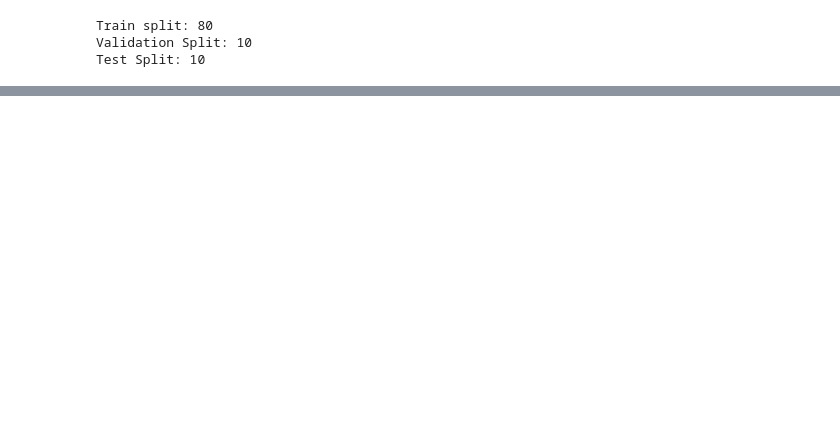
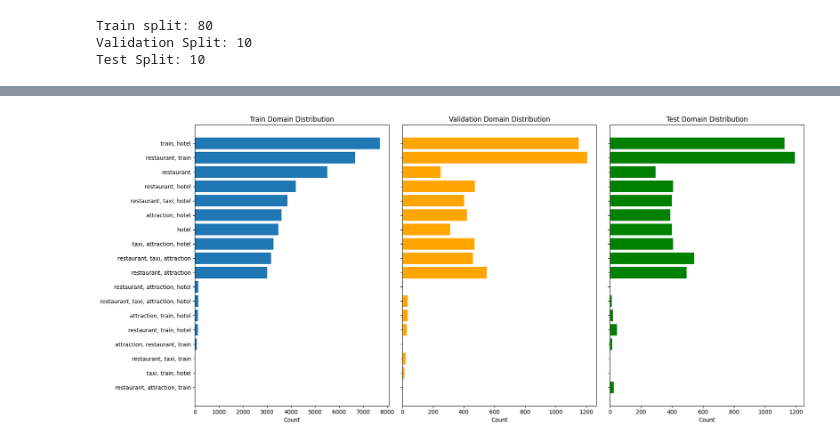
Before and after one commit to aliallam123/AI-Receptionist, a Jupyter notebook: Machine Learning Workflow/Data Preprocessing/data-preprocessing.ipynb, the cells around one changed output, grey strips where cells are left out. Drawn from its saved outputs; the diff is of its cells as text; code cells hidden in the pictures; blank space fills up the shorter version.

Commit message:
Added text length check, checked for NaNs and empty strings, visualised domain distribution

```diff
--- a/Machine Learning Workflow/Data Preprocessing/data-preprocessing.ipynb
+++ b/Machine Learning Workflow/Data Preprocessing/data-preprocessing.ipynb
@@ -684,0 +603,31 @@ pd.read_excel() / df.to_excel()
+# %%
+# looks good
+# consistent top domains across all splits - restaurant, train and train, hotel etc
+# decent representation variety though some rare multi domain combos drop off which is to be epxected
+# let's visualise the domain frequency per split using a bar chart:
+import matplotlib.pyplot as plt
+
+# domain counts for each split
+train_counts = train_pairs_df['domain'].value_counts().head(15)
+val_counts = val_pairs_df['domain'].value_counts().head(15)
+test_counts = test_pairs_df['domain'].value_counts().head(15)
+
+fig, axes = plt.subplots(1, 3, figsize=(18, 8), sharey=True)
+
+axes[0].barh(train_counts.index, train_counts.values)
+axes[0].set_title('Train Domain Distribution')
+
+axes[1].barh(val_counts.index, val_counts.values, color='orange')
+axes[1].set_title('Validation Domain Distribution')
+
+axes[2].barh(test_counts.index, test_counts.values, color='green')
+axes[2].set_title('Test Domain Distribution')
+
+for ax in axes:
+    ax.set_xlabel('Count')
+    ax.invert_yaxis()  # so largest is at the top
+
+plt.tight_layout()
+plt.show()
+# %% [output]
+[figure, added]
```
Also changed, not shown: parts of 13 cells of this notebook.
